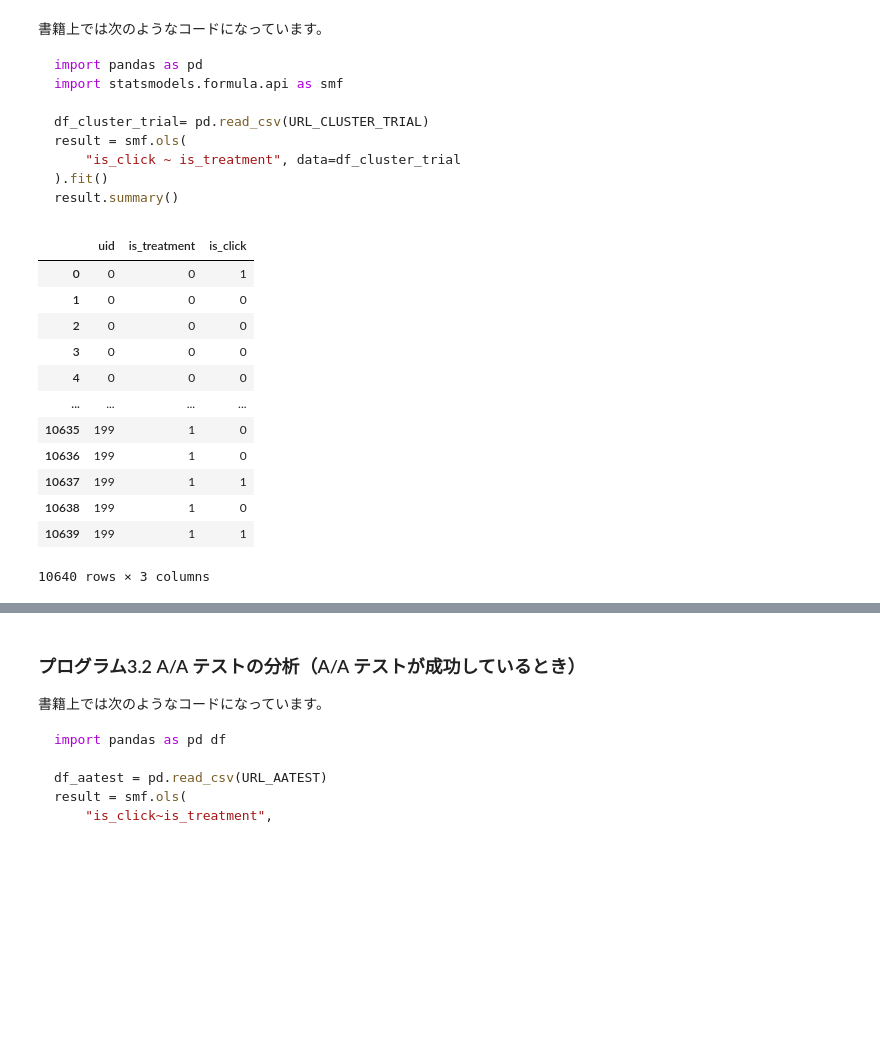
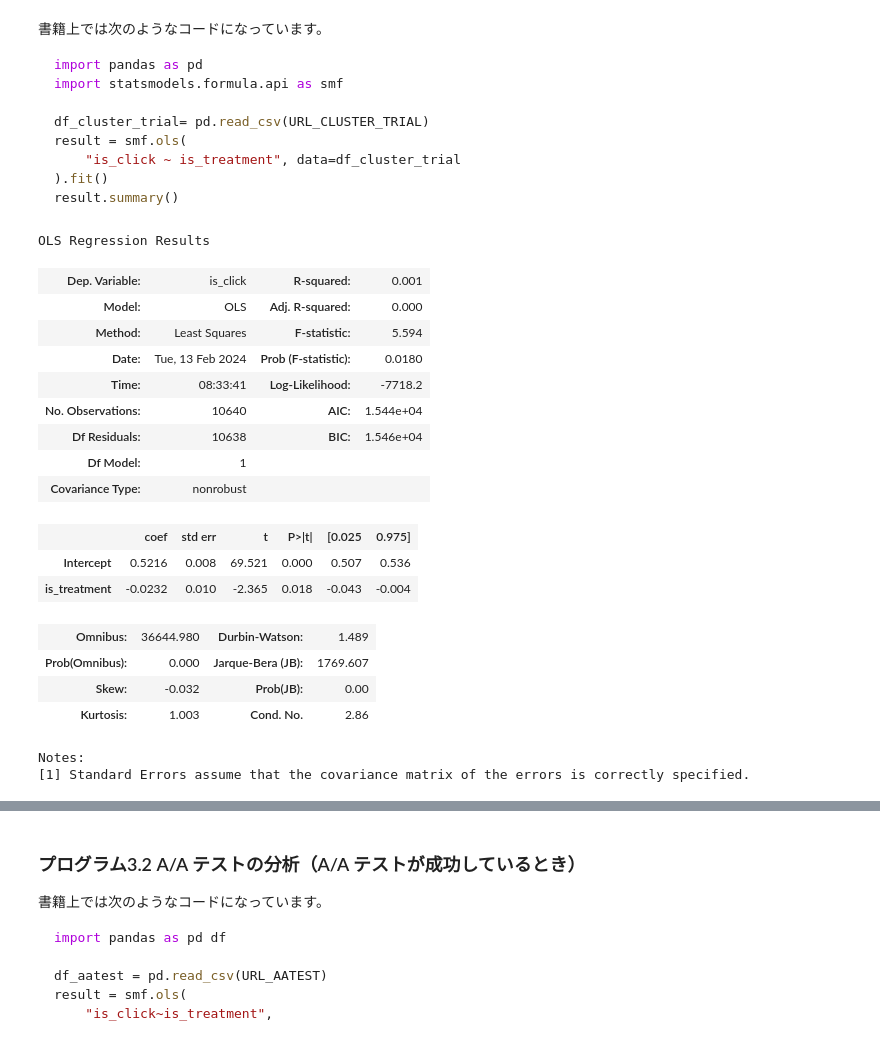
Before and after one commit to HirotakeIto/intro_to_impact_evaluation_with_python, a Jupyter notebook: notebooks/chapter3_abtest_detail.ipynb, the cells around one changed output, grey strips where cells are left out. Saved outputs shown, nothing was run; the diff lists cells and outputs as text; code cells hidden in the pictures; blank space fills up the shorter version.

````diff
--- a/notebooks/chapter3_abtest_detail.ipynb
+++ b/notebooks/chapter3_abtest_detail.ipynb
@@ -56,20 +56,29 @@ result = smf.ols(
 result.summary()
 ```
 # %%
-df_cluster_trial = pd.read_csv(URL_CLUSTER_TRIAL)
-df_cluster_trial
+df_cluster_trial= pd.read_csv(URL_CLUSTER_TRIAL)
+result = smf.ols(
+    "is_click ~ is_treatment", data=df_cluster_trial
+).fit()
+result.summary()
 # %% [output]
+OLS Regression Results
-|  | uid | is_treatment | is_click |
-| 0 | 0 | 0 | 1 |
-| 1 | 0 | 0 | 0 |
-| 2 | 0 | 0 | 0 |
-| 3 | 0 | 0 | 0 |
-| 4 | 0 | 0 | 0 |
-| ... | ... | ... | ... |
-| 10635 | 199 | 1 | 0 |
-| 10636 | 199 | 1 | 0 |
-| 10637 | 199 | 1 | 1 |
-| 10638 | 199 | 1 | 0 |
-| 10639 | 199 | 1 | 1 |
+| Dep. Variable: | is_click | R-squared: | 0.001 |
+| Model: | OLS | Adj. R-squared: | 0.000 |
+| Method: | Least Squares | F-statistic: | 5.594 |
+| Date: | Tue, 13 Feb 2024 | Prob (F-statistic): | 0.0180 |
+| Time: | 08:33:41 | Log-Likelihood: | -7718.2 |
+| No. Observations: | 10640 | AIC: | 1.544e+04 |
+| Df Residuals: | 10638 | BIC: | 1.546e+04 |
+| Df Model: | 1 |  |  |
+| Covariance Type: | nonrobust |  |  |
-10640 rows × 3 columns
+|  | coef | std err | t | P>|t| | [0.025 | 0.975] |
+| Intercept | 0.5216 | 0.008 | 69.521 | 0.000 | 0.507 | 0.536 |
+| is_treatment | -0.0232 | 0.010 | -2.365 | 0.018 | -0.043 | -0.004 |
+| Omnibus: | 36644.980 | Durbin-Watson: | 1.489 |
+| Prob(Omnibus): | 0.000 | Jarque-Bera (JB): | 1769.607 |
+| Skew: | -0.032 | Prob(JB): | 0.00 |
+| Kurtosis: | 1.003 | Cond. No. | 2.86 |
+Notes:
+[1] Standard Errors assume that the covariance matrix of the errors is correctly specified.
 # %%
````
Also changed, not shown: parts of 34 cells of this notebook, 1 other file.
